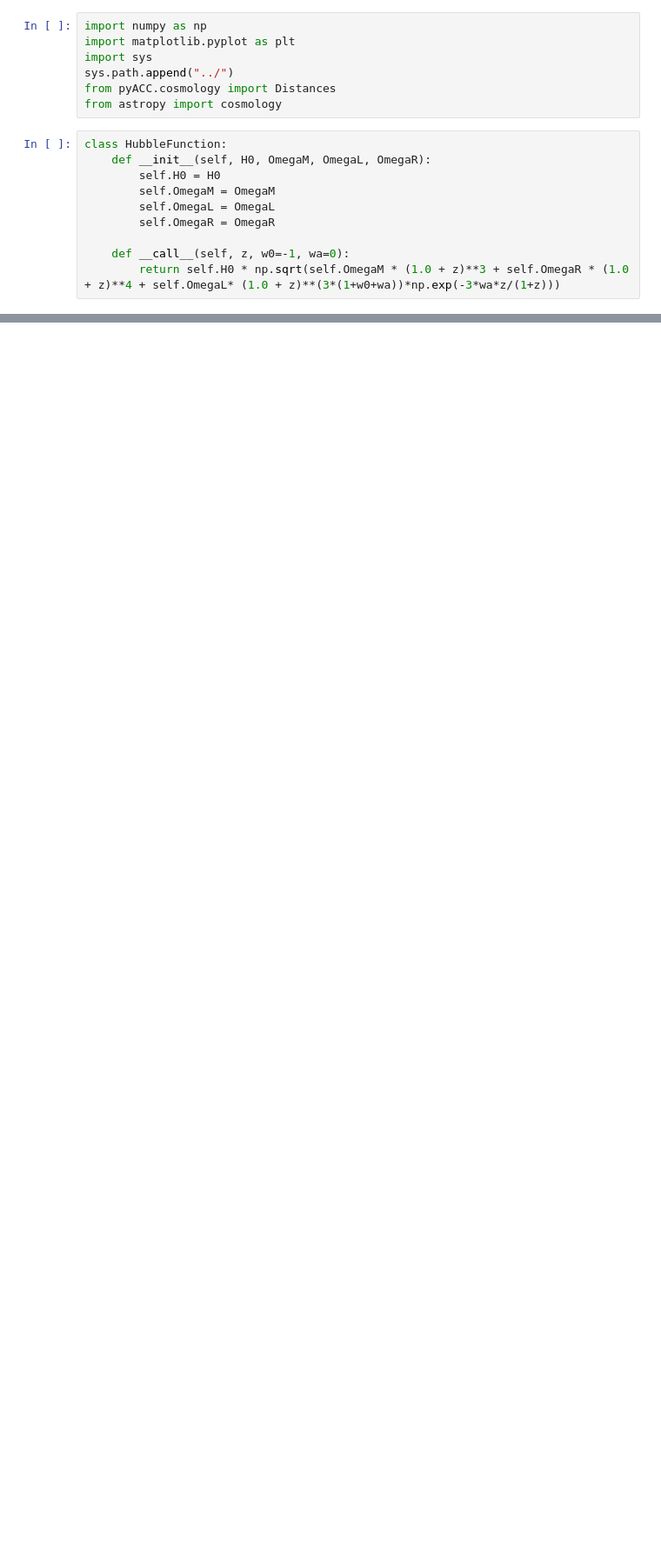
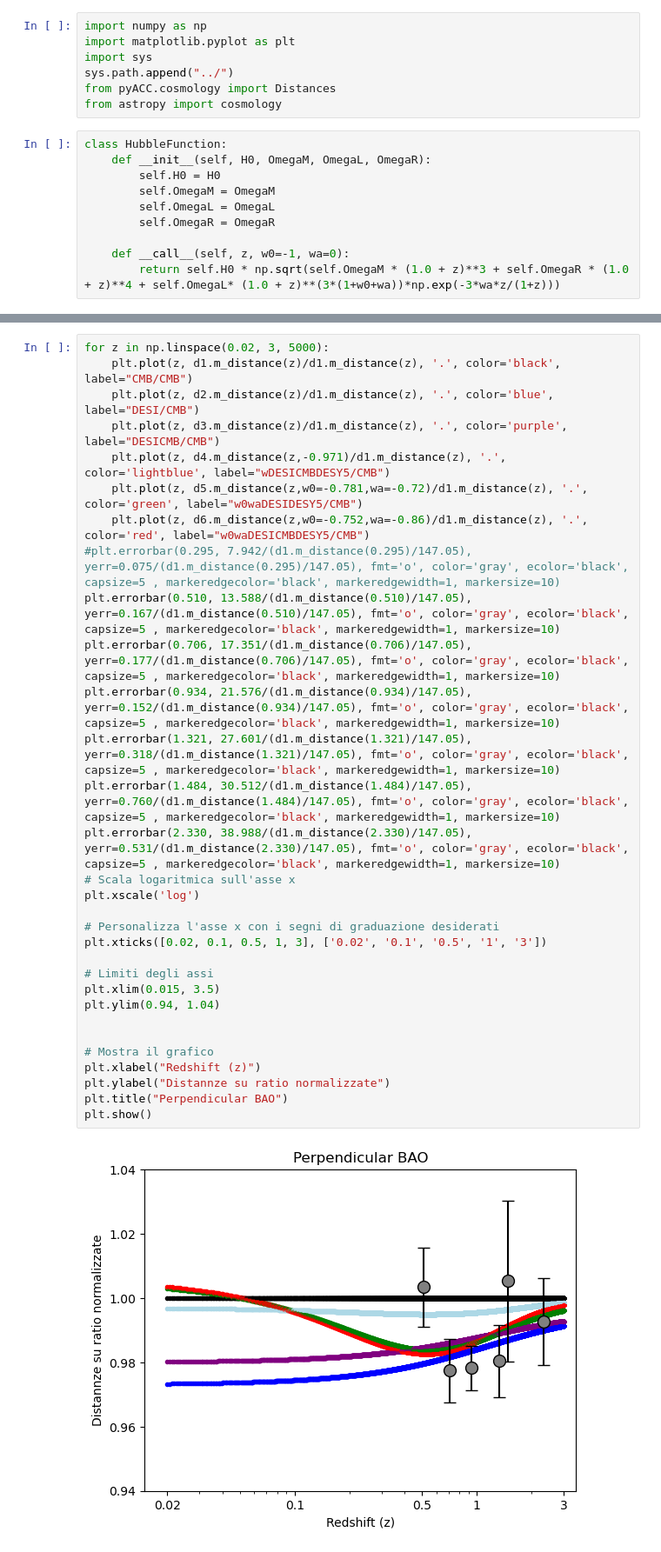
Before and after one commit to PieMongia/astrocosmolib, a Jupyter notebook: demo/paper_desi.ipynb, the cells around one changed output, grey strips where cells are left out. Shown at 87% size. Cells and saved outputs as stored; diff of their text form; blank space fills up the shorter version.

```diff
--- a/demo/paper_desi.ipynb
+++ b/demo/paper_desi.ipynb
@@ -68,0 +69,33 @@ plt.show()
+# %%
+for z in np.linspace(0.02, 3, 5000):
+    plt.plot(z, d1.m_distance(z)/d1.m_distance(z), '.', color='black', label="CMB/CMB")
+    plt.plot(z, d2.m_distance(z)/d1.m_distance(z), '.', color='blue', label="DESI/CMB")
+    plt.plot(z, d3.m_distance(z)/d1.m_distance(z), '.', color='purple', label="DESICMB/CMB")
+    plt.plot(z, d4.m_distance(z,-0.971)/d1.m_distance(z), '.', color='lightblue', label="wDESICMBDESY5/CMB")
+    plt.plot(z, d5.m_distance(z,w0=-0.781,wa=-0.72)/d1.m_distance(z), '.', color='green', label="w0waDESIDESY5/CMB")
+    plt.plot(z, d6.m_distance(z,w0=-0.752,wa=-0.86)/d1.m_distance(z), '.', color='red', label="w0waDESICMBDESY5/CMB")
+#plt.errorbar(0.295, 7.942/(d1.m_distance(0.295)/147.05), yerr=0.075/(d1.m_distance(0.295)/147.05), fmt='o', color='gray', ecolor='black', capsize=5 , markeredgecolor='black', markeredgewidth=1, markersize=10)
+plt.errorbar(0.510, 13.588/(d1.m_distance(0.510)/147.05), yerr=0.167/(d1.m_distance(0.510)/147.05), fmt='o', color='gray', ecolor='black', capsize=5 , markeredgecolor='black', markeredgewidth=1, markersize=10)
+plt.errorbar(0.706, 17.351/(d1.m_distance(0.706)/147.05), yerr=0.177/(d1.m_distance(0.706)/147.05), fmt='o', color='gray', ecolor='black', capsize=5 , markeredgecolor='black', markeredgewidth=1, markersize=10)
+plt.errorbar(0.934, 21.576/(d1.m_distance(0.934)/147.05), yerr=0.152/(d1.m_distance(0.934)/147.05), fmt='o', color='gray', ecolor='black', capsize=5 , markeredgecolor='black', markeredgewidth=1, markersize=10)
+plt.errorbar(1.321, 27.601/(d1.m_distance(1.321)/147.05), yerr=0.318/(d1.m_distance(1.321)/147.05), fmt='o', color='gray', ecolor='black', capsize=5 , markeredgecolor='black', markeredgewidth=1, markersize=10)
+plt.errorbar(1.484, 30.512/(d1.m_distance(1.484)/147.05), yerr=0.760/(d1.m_distance(1.484)/147.05), fmt='o', color='gray', ecolor='black', capsize=5 , markeredgecolor='black', markeredgewidth=1, markersize=10)
+plt.errorbar(2.330, 38.988/(d1.m_distance(2.330)/147.05), yerr=0.531/(d1.m_distance(2.330)/147.05), fmt='o', color='gray', ecolor='black', capsize=5 , markeredgecolor='black', markeredgewidth=1, markersize=10)
+# Scala logaritmica sull'asse x
+plt.xscale('log')
+
+# Personalizza l'asse x con i segni di graduazione desiderati
+plt.xticks([0.02, 0.1, 0.5, 1, 3], ['0.02', '0.1', '0.5', '1', '3'])
+
+# Limiti degli assi
+plt.xlim(0.015, 3.5)
+plt.ylim(0.94, 1.04)
+
+
+# Mostra il grafico
+plt.xlabel("Redshift (z)")
+plt.ylabel("Distannze su ratio normalizzate")
+plt.title("Perpendicular BAO")
+plt.show()
+# %% [output]
+[figure, added]
```
Also changed, not shown: parts of 3 cells of this notebook, 1 other file.
